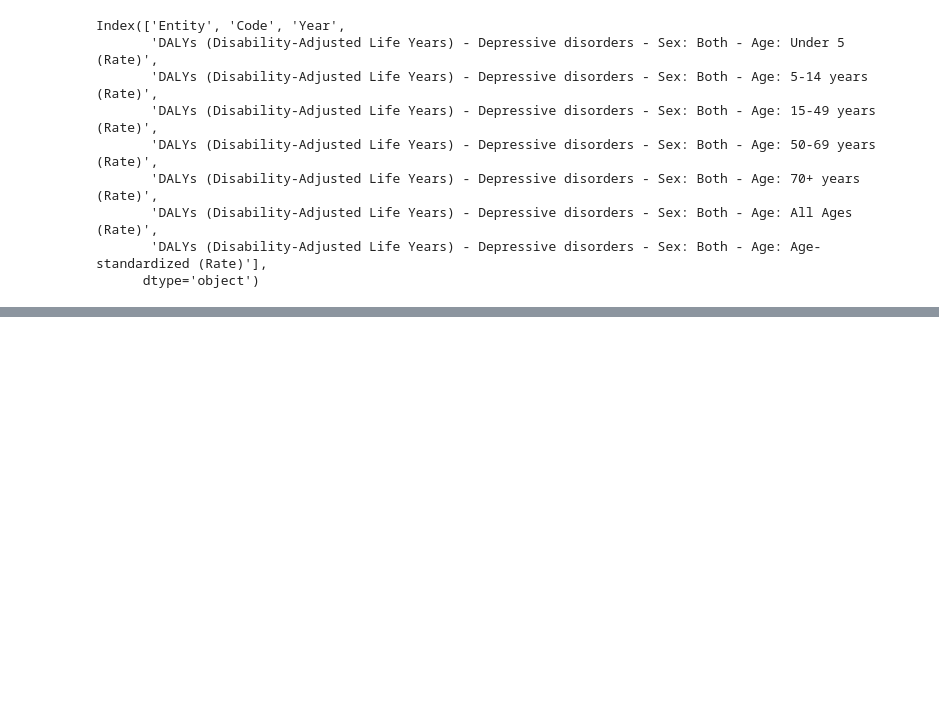
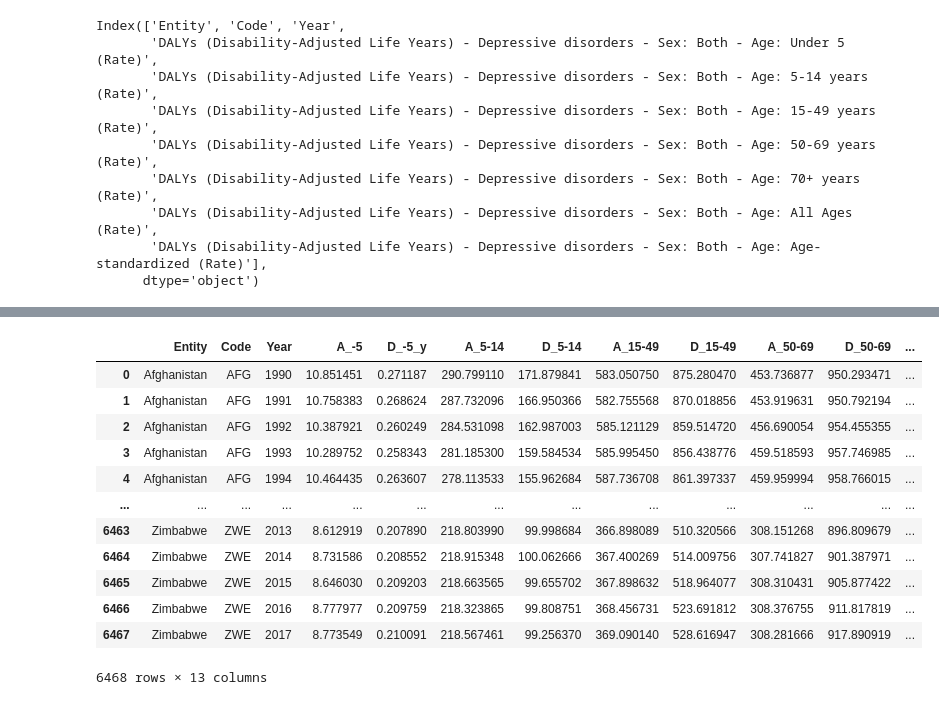
Before and after one commit to dianeyaneza/UWA-Data-Final_Project, a Jupyter notebook: wmhdata.ipynb, the cells around one changed output, grey strips where cells are left out. Drawn from its saved outputs; the diff is of its cells as text; code cells hidden in the pictures; blank space fills up the shorter version.

```diff
--- a/wmhdata.ipynb
+++ b/wmhdata.ipynb
@@ -69,0 +124,18 @@ depression_data
+# %%
+mhdata_combined_df = mhdata_combined[["Entity_x", "Code_x", "Year_x", "-5_x", "-5_y", "5-14_x", "5-14_y", "15-49_x", "15-49_y", "50-69_x", "50-69_y", "70+_x", "70+_y"]]
+mhdata_combined_df.columns = ["Entity", "Code", "Year", "A_-5", "D_-5_y", "A_5-14", "D_5-14", "A_15-49", "D_15-49", "A_50-69", "D_50-69", "A_70+", "D_70+"]
+mhdata_combined_df
+# %% [output]
+|  | Entity | Code | Year | A_-5 | D_-5_y | A_5-14 | D_5-14 | A_15-49 | D_15-49 | A_50-69 | D_50-69 | ... |
+| 0 | Afghanistan | AFG | 1990 | 10.851451 | 0.271187 | 290.799110 | 171.879841 | 583.050750 | 875.280470 | 453.736877 | 950.293471 | ... |
+| 1 | Afghanistan | AFG | 1991 | 10.758383 | 0.268624 | 287.732096 | 166.950366 | 582.755568 | 870.018856 | 453.919631 | 950.792194 | ... |
+| 2 | Afghanistan | AFG | 1992 | 10.387921 | 0.260249 | 284.531098 | 162.987003 | 585.121129 | 859.514720 | 456.690054 | 954.455355 | ... |
+| 3 | Afghanistan | AFG | 1993 | 10.289752 | 0.258343 | 281.185300 | 159.584534 | 585.995450 | 856.438776 | 459.518593 | 957.746985 | ... |
+| 4 | Afghanistan | AFG | 1994 | 10.464435 | 0.263607 | 278.113533 | 155.962684 | 587.736708 | 861.397337 | 459.959994 | 958.766015 | ... |
+| ... | ... | ... | ... | ... | ... | ... | ... | ... | ... | ... | ... | ... |
+| 6463 | Zimbabwe | ZWE | 2013 | 8.612919 | 0.207890 | 218.803990 | 99.998684 | 366.898089 | 510.320566 | 308.151268 | 896.809679 | ... |
+| 6464 | Zimbabwe | ZWE | 2014 | 8.731586 | 0.208552 | 218.915348 | 100.062666 | 367.400269 | 514.009756 | 307.741827 | 901.387971 | ... |
+| 6465 | Zimbabwe | ZWE | 2015 | 8.646030 | 0.209203 | 218.663565 | 99.655702 | 367.898632 | 518.964077 | 308.310431 | 905.877422 | ... |
+| 6466 | Zimbabwe | ZWE | 2016 | 8.777977 | 0.209759 | 218.323865 | 99.808751 | 368.456731 | 523.691812 | 308.376755 | 911.817819 | ... |
+| 6467 | Zimbabwe | ZWE | 2017 | 8.773549 | 0.210091 | 218.567461 | 99.256370 | 369.090140 | 528.616947 | 308.281666 | 917.890919 | ... |
+6468 rows × 13 columns
```
Also changed, not shown: parts of 7 cells of this notebook.
